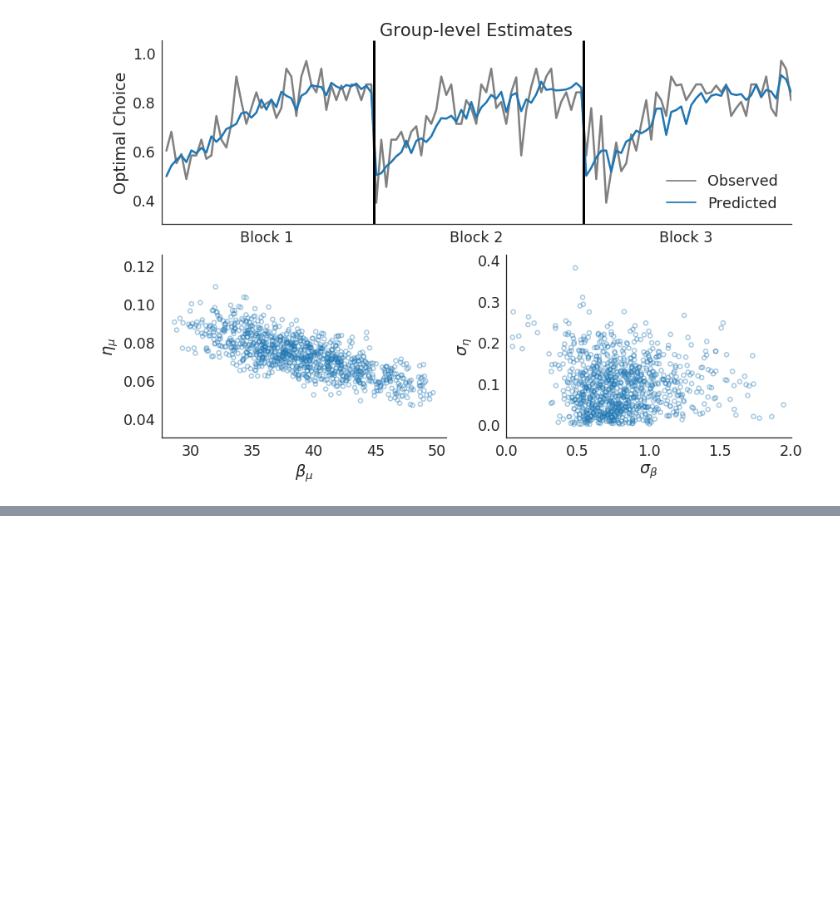
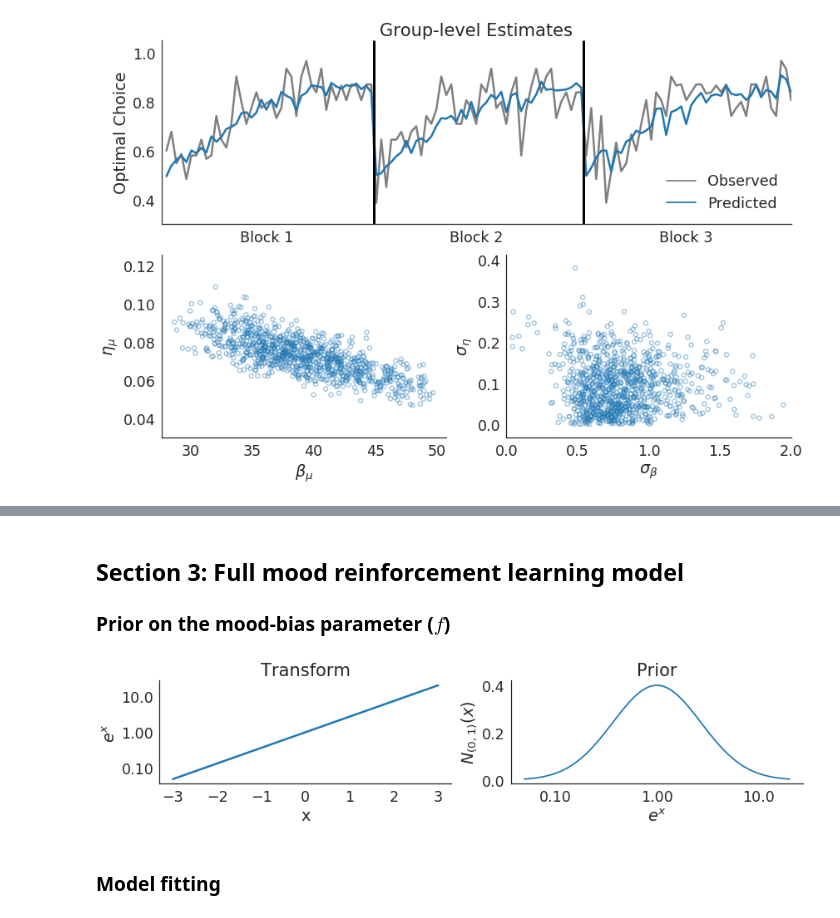
Before and after one commit to szorowi1/pni-rotations, a Jupyter notebook: results_modeling.ipynb, the cells around one changed output, grey strips where cells are left out. Saved outputs shown, nothing was run; the diff lists cells and outputs as text; code cells hidden in the pictures; blank space fills up the shorter version.

Commit message:
slowly building mood model. mood bias parameters (f) not converging well

```diff
--- a/results_modeling.ipynb
+++ b/results_modeling.ipynb
@@ -453,0 +300,27 @@ plt.tight_layout()
+# %% [markdown]
+## Section 3: Full mood reinforcement learning model
+### Prior on the mood-bias parameter ($f$)
+# %%
+## Initialize canvas.
+fig, axes = plt.subplots(1,2,figsize=(12,3))
+x = np.linspace(-3,3,101)
+ticks = np.logspace(-1,1,3)
+labels = ['0.10','1.00','10.0']
+
+## Plot Phi_approx function.
+axes[0].plot(x, np.exp(x), lw=2.5)
+axes[0].set_yscale('log')
+axes[0].set(xlabel='x', xticks=np.linspace(-3,3,7), yticks=ticks,
+            yticklabels=labels, ylabel=r'$e^x$', title='Transform')
+
+## Plot prior.
+axes[1].plot(np.exp(x), norm(0,1).pdf(x))
+axes[1].set_xscale('log')
+axes[1].set(xlabel=r'$e^x$', xticks=ticks, xticklabels=labels, ylabel=r'$N_{(0,1)}(x)$', title='Prior')
+
+sns.despine()
+plt.tight_layout()
+# %% [output]
+[figure, added]
+# %% [markdown]
+### Model fitting
```
Also changed, not shown: parts of 6 cells of this notebook, 2 other files.
